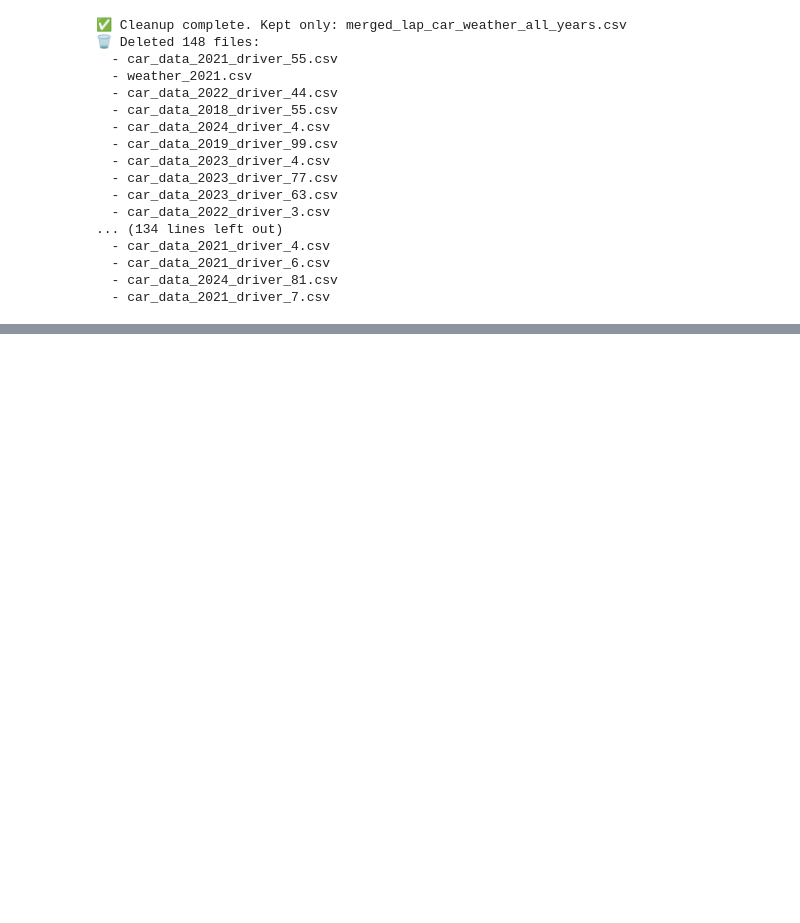
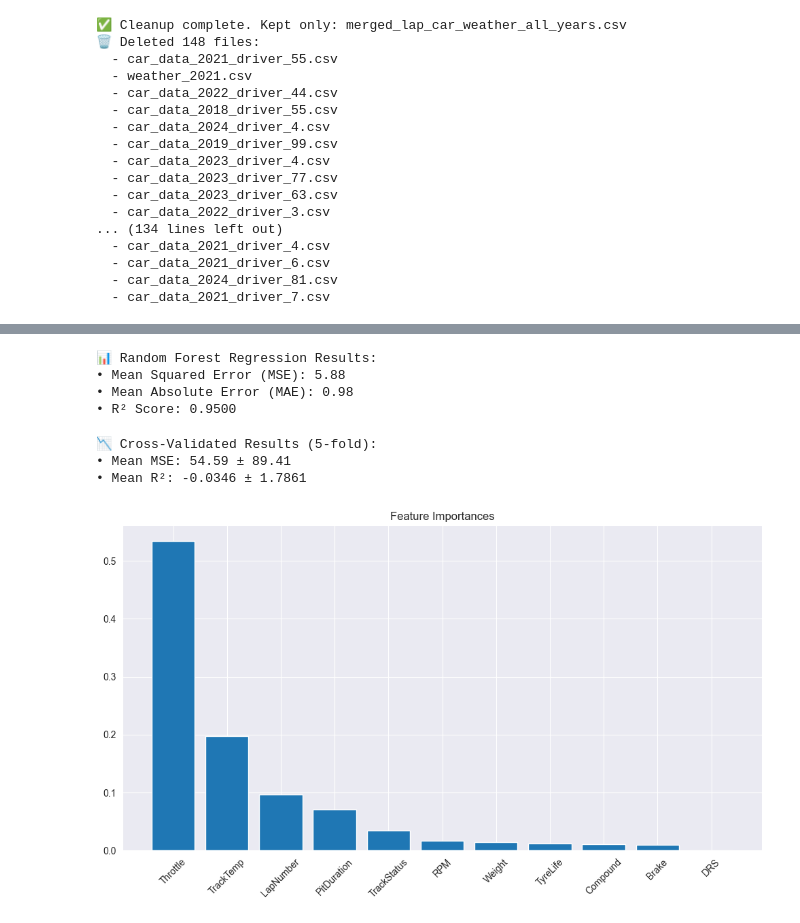
Before and after one commit to JigyashuSaravta/2025Spring_Final_F1, a Jupyter notebook: data_pipeline_and_MC_sim.ipynb, the cells around one changed output, grey strips where cells are left out. Cells and saved outputs as stored; diff of their text form; code cells hidden in the pictures; blank space fills up the shorter version.

```diff
--- a/data_pipeline_and_MC_sim.ipynb
+++ b/data_pipeline_and_MC_sim.ipynb
@@ -269,0 +314,3 @@ cleanup_intermediate_csvs(directory="data")
+# %%
+df_cleaned = final_cleaning_for_model()
+df_cleaned
@@ -269,0 +332,7 @@ cleanup_intermediate_csvs(directory="data")
+# %%
+model, metrics, X = train_random_forest(df_cleaned)
+# %% [output]
+📊 Random Forest Regression Results:
+• Mean Squared Error (MSE): 5.88
+• Mean Absolute Error (MAE): 0.98
+• R² Score: 0.9500
@@ -269,0 +374,23 @@ cleanup_intermediate_csvs(directory="data")
+# %%
+cv_results = cross_validate_random_forest_fixed(df_cleaned)
+# %% [output]
+📉 Cross-Validated Results (5-fold):
+• Mean MSE: 54.59 ± 89.41
+• Mean R²: -0.0346 ± 1.7861
+# %%
+import matplotlib.pyplot as plt
+
+def plot_feature_importances(model, feature_names):
+    importances = model.feature_importances_
+    indices = np.argsort(importances)[::-1]
+
+    plt.figure(figsize=(10, 6))
+    plt.title("Feature Importances")
+    plt.bar(range(len(importances)), importances[indices])
+    plt.xticks(range(len(importances)), [feature_names[i] for i in indices], rotation=45)
+    plt.tight_layout()
+    plt.show()
+# %%
+plot_feature_importances(model, X.columns)
+# %% [output]
+[figure, added]
```
Also changed, not shown: parts of 7 cells of this notebook, 8 other files.
